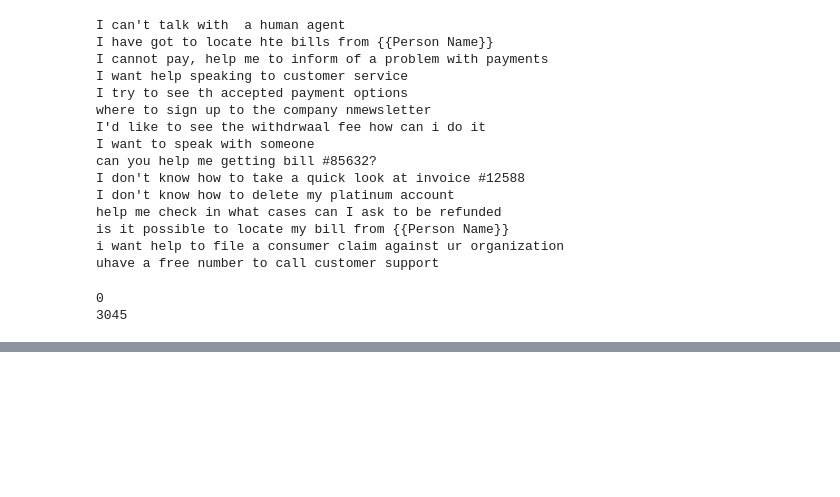
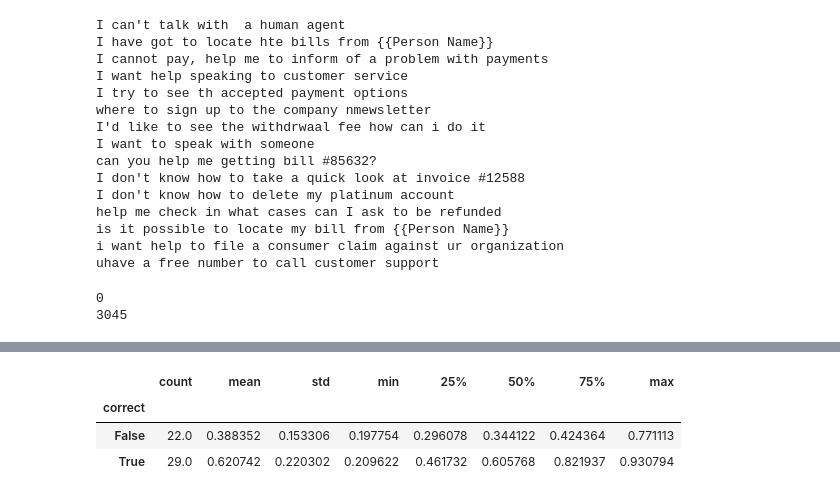
Before and after one commit to faezefz/smart-ticket-routing, a Jupyter notebook: notebooks/01_eda.ipynb, the cells around one changed output, grey strips where cells are left out. Saved outputs shown, nothing was run; the diff lists cells and outputs as text; code cells hidden in the pictures; blank space fills up the shorter version.

```diff
--- a/notebooks/01_eda.ipynb
+++ b/notebooks/01_eda.ipynb
@@ -117,0 +275,3 @@ print(len(df) - len(df_clean))
+# %%
+realistic["correct"] = realistic["category"] == realistic["pred"]
+realistic.groupby("type")["correct"].agg(["mean", "count"])
@@ -117,0 +290,10 @@ print(len(df) - len(df_clean))
+# %%
+proba = baseline.predict_proba(realistic["clean"])
+realistic["confidence"] = proba.max(axis=1)
+
+realistic.groupby("correct")["confidence"].describe()
+# %% [output]
+|  | count | mean | std | min | 25% | 50% | 75% | max |
+| correct |  |  |  |  |  |  |  |  |
+| False | 22.0 | 0.388352 | 0.153306 | 0.197754 | 0.296078 | 0.344122 | 0.424364 | 0.771113 |
+| True | 29.0 | 0.620742 | 0.220302 | 0.209622 | 0.461732 | 0.605768 | 0.821937 | 0.930794 |
```
Also changed, not shown: parts of 8 cells of this notebook, 1 other file.
